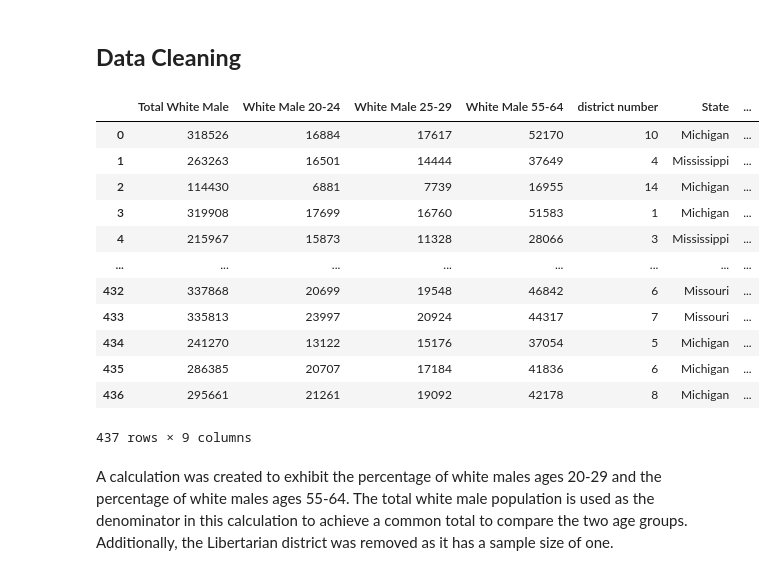
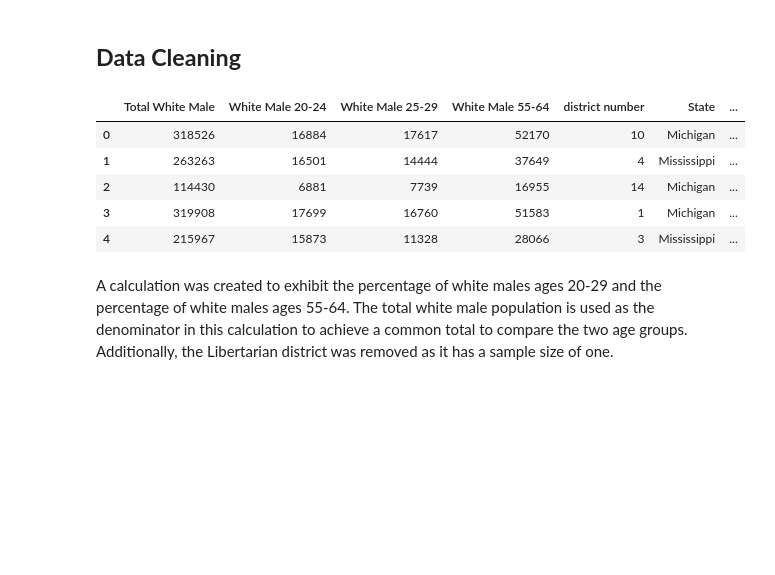
Before and after one commit to jinburge/Congressional-Analytics, a Jupyter notebook: New_Ages_for_Congressional_Analytics.ipynb, the cells around one changed output. Cells and saved outputs as stored; diff of their text form; code cells hidden in the pictures; blank space fills up the shorter version.

```diff
--- a/New_Ages_for_Congressional_Analytics.ipynb
+++ b/New_Ages_for_Congressional_Analytics.ipynb
@@ -75,34 +67,28 @@ acs_df
 # %% [markdown]
 ## **Data Cleaning**
 # %%
-# Convert the number columns into number data types so we can math on them
+# convert the number columns into number data types so we can math on them
 acs_df['White Male 20-24'] = pd.to_numeric(acs_df['White Male 20-24'])
 acs_df['White Male 25-29'] = pd.to_numeric(acs_df['White Male 25-29'])
 acs_df['White Male 55-64'] = pd.to_numeric(acs_df['White Male 55-64'])
 acs_df['Total White Male'] = pd.to_numeric(acs_df['Total White Male'])
 
-# Combining 20-24 and 25-29 age ranges
+# combining 20-24 and 25-29 age ranges
 acs_df['White Male 20-29'] = acs_df['White Male 20-24'] + acs_df['White Male 25-29']
 
-# Compute some new columns based on the existing columns for later visualization
+# compute some new columns based on the existing columns for later visualization
 acs_df['% of White Male 20-29 years old'] = (100*acs_df['White Male 20-29'])/acs_df['Total White Male']
 acs_df['% of White Male 55-64 years old'] = (100*acs_df['White Male 55-64'])/ acs_df['Total White Male']
 
-acs_df
+# look at first 5
+acs_df.head()
 # %% [output]
 |  | Total White Male | White Male 20-24 | White Male 25-29 | White Male 55-64 | district number | State | ... |
 | 0 | 318526 | 16884 | 17617 | 52170 | 10 | Michigan | ... |
 | 1 | 263263 | 16501 | 14444 | 37649 | 4 | Mississippi | ... |
 | 2 | 114430 | 6881 | 7739 | 16955 | 14 | Michigan | ... |
 | 3 | 319908 | 17699 | 16760 | 51583 | 1 | Michigan | ... |
 | 4 | 215967 | 15873 | 11328 | 28066 | 3 | Mississippi | ... |
-| ... | ... | ... | ... | ... | ... | ... | ... |
-| 432 | 337868 | 20699 | 19548 | 46842 | 6 | Missouri | ... |
-| 433 | 335813 | 23997 | 20924 | 44317 | 7 | Missouri | ... |
-| 434 | 241270 | 13122 | 15176 | 37054 | 5 | Michigan | ... |
-| 435 | 286385 | 20707 | 17184 | 41836 | 6 | Michigan | ... |
-| 436 | 295661 | 21261 | 19092 | 42178 | 8 | Michigan | ... |
-437 rows × 9 columns
 # %% [markdown]
 A calculation was created to exhibit the percentage of white males ages 20-29 and the percentage of white males ages 55-64. The total white male population is used as the denominator in this calculation to achieve a common total to compare the two age groups. Additionally, the Libertarian district was removed as it has a sample size of one.
 # %% [markdown]
```
Also changed, not shown: parts of 13 cells of this notebook.
